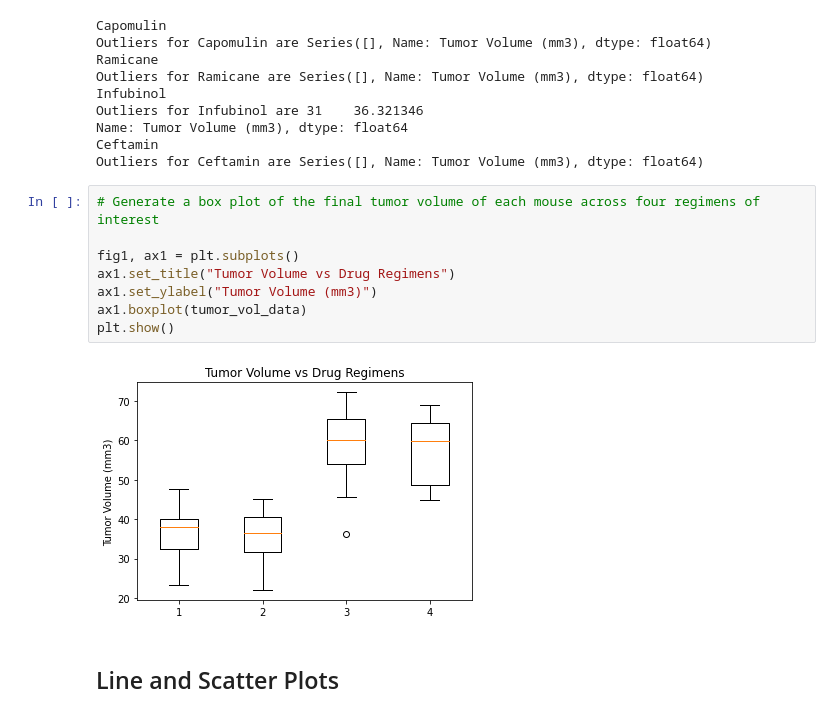
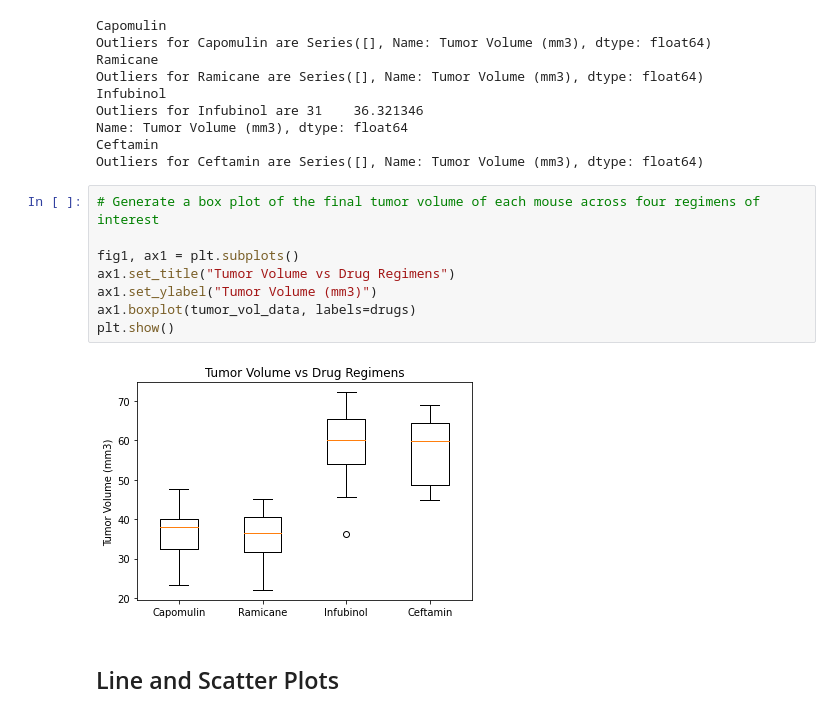
Before and after one commit to miatsivitse/matplotlib-challenge, a Jupyter notebook: Assignment/Assignment 5 - Pymaceuticals.ipynb, the cells around one changed output. Saved outputs shown, nothing was run; the diff lists cells and outputs as text.

Commit message:
update scatter plot and add labels for box plot

```diff
--- a/Assignment/Assignment 5 - Pymaceuticals.ipynb
+++ b/Assignment/Assignment 5 - Pymaceuticals.ipynb
@@ -286,13 +286,13 @@ Outliers for Ceftamin are Series([], Name: Tumor Volume (mm3), dtype: float64)
 # %%
 # Generate a box plot of the final tumor volume of each mouse across four regimens of interest
 
 fig1, ax1 = plt.subplots()
 ax1.set_title("Tumor Volume vs Drug Regimens")
 ax1.set_ylabel("Tumor Volume (mm3)")
-ax1.boxplot(tumor_vol_data)
+ax1.boxplot(tumor_vol_data, labels=drugs)
 plt.show()
 # %% [output]
-[figure, old version]
+[figure, new version]
 # %% [markdown]
 ## Line and Scatter Plots
 # %%
```
Also changed, not shown: parts of 2 cells of this notebook.
